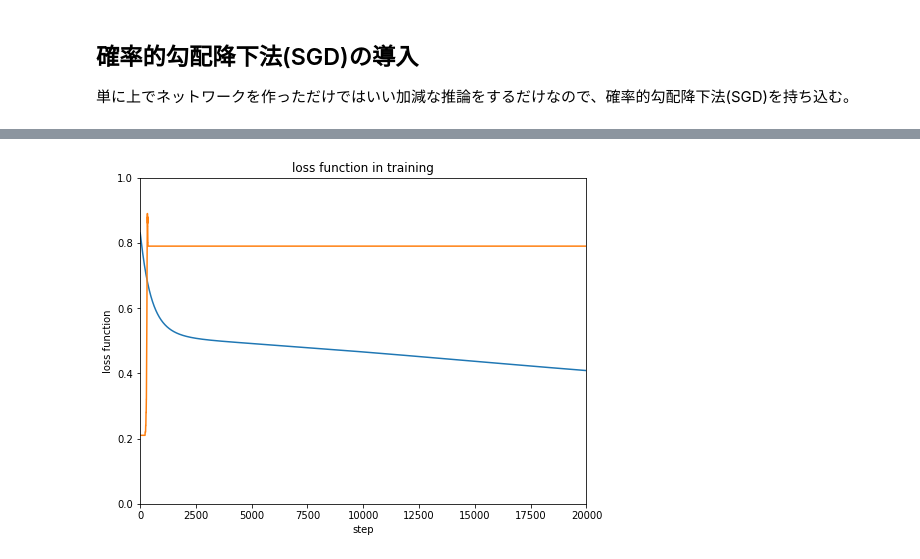
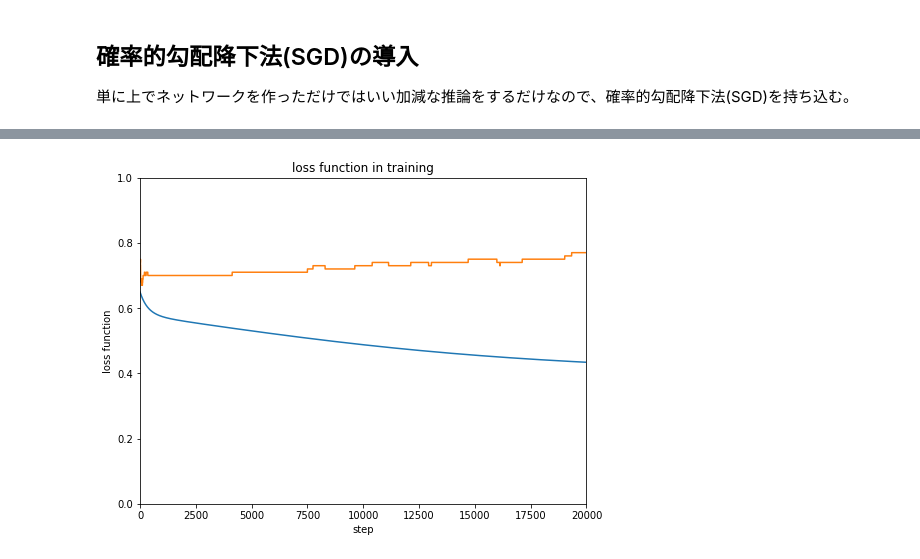
Before and after one commit to hirohitokato/ohm_princess_pytorch, a Jupyter notebook: Chapter2.ipynb, the cells around one changed output, grey strips where cells are left out. Saved outputs shown, nothing was run; the diff lists cells and outputs as text; code cells hidden in the pictures.

```diff
--- a/Chapter2.ipynb
+++ b/Chapter2.ipynb
@@ -110,47 +120,47 @@ plt.show()
 class Network2(nn.Module):
   def __init__(self, in_features: int, out_features: int):
     super(Network2, self).__init__()
-    self.layer1 = nn.Linear(N,N*2)
-    self.layer2 = nn.Linear(N*2,C)
+    self.layer1 = nn.Linear(N,N*4)
+    self.layer2 = nn.Linear(N*4,C)
     self.activation = nn.Sigmoid()
 
-  # def forward(self, input):
-  #   x = self.activation(self.layer1(input))
-  #   x = self.layer2(x)
-  #   return x
-
-def model2(x):
-  x = NN2.activation(NN2.layer1(x))
-  x = NN2.layer2(x)
-  return x
+  def forward(self, x):
+    x = self.activation(self.layer1(x))
+    x = self.layer2(x)
+    return x
 
 NN2 = Network2(N,C)
-optNN2 = optim.SGD(NN2.parameters(), lr=0.0001, momentum=0.9)
+optNN2 = optim.SGD(NN2.parameters(), lr=0.001)
 
 loss_series = []
 acc_series = []
+
+criterion = nn.MSELoss()
 
 T = 20000
 tdata_long = tdata.to(torch.long)
 for time in range(T):
   optNN2.zero_grad()
-  ydata = model2(xdata)
+  ydata = NN2(xdata)
+
   loss = F.cross_entropy(ydata, tdata_long)
   acc = F_accuracy(tdata.to(torch.int32), ydata)
   loss.backward()
   optNN2.step()
   loss_series.append(loss.item())
   acc_series.append(acc.item())
+
+# make_dot(ydata, dict(NN2.named_parameters()))
 
 Tall = len(loss_series)
 plt.figure(figsize=(8,6))
 plt.plot(range(Tall), loss_series)
 plt.plot(range(Tall), acc_series)
 plt.title("loss function in training")
 plt.xlabel("step")
 plt.ylabel("loss function")
 plt.xlim([0,Tall])
 plt.ylim([0,1])
 plt.show()
 # %% [output]
-[figure, old version]
+[figure, new version]
```
Also changed, not shown: parts of 2 cells of this notebook.
